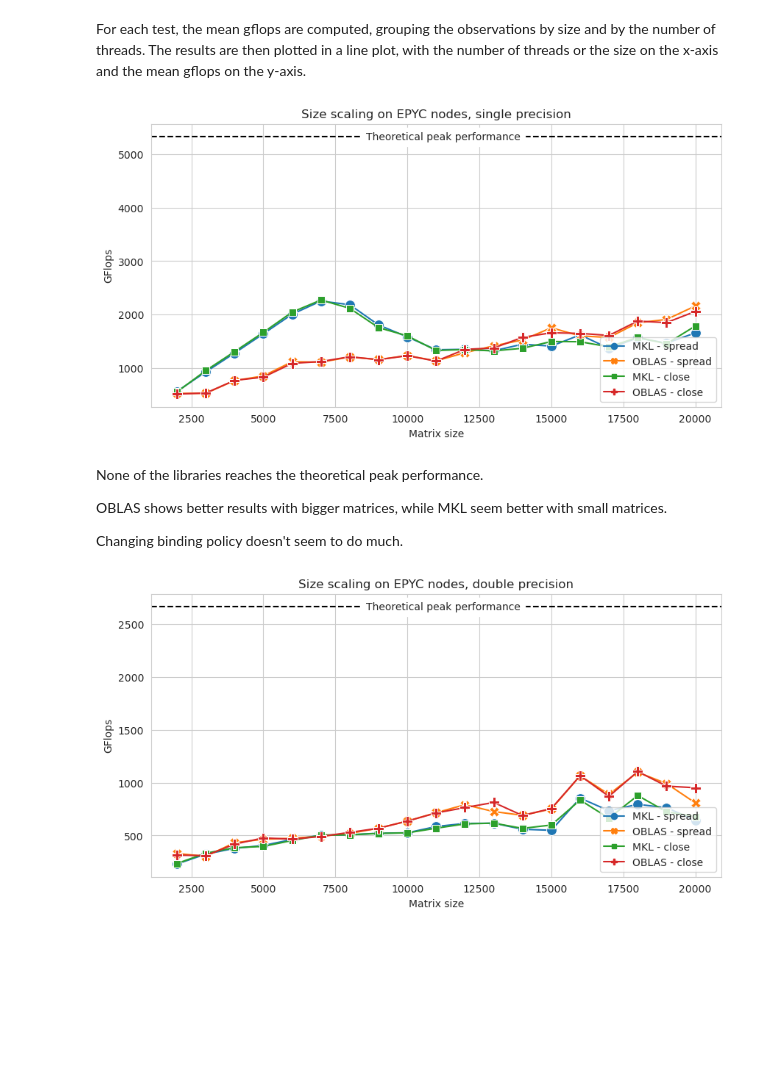
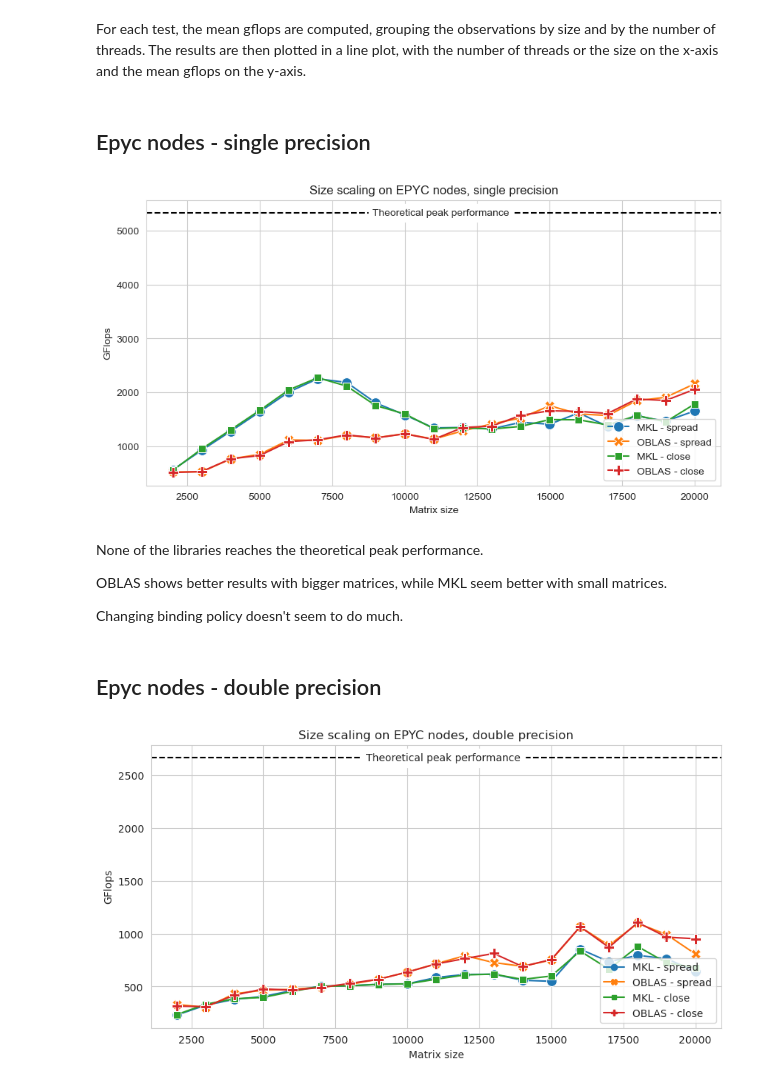
Before and after one commit to davidecapone/FHPC-Assignment, a Jupyter notebook: assignment_2/Plots.ipynb, the cells around one changed output. Drawn from its saved outputs; the diff is of its cells as text; code cells hidden in the pictures; blank space fills up the shorter version.

Commit message:
plots notebook changed

```diff
--- a/assignment_2/Plots.ipynb
+++ b/assignment_2/Plots.ipynb
@@ -4,39 +4,82 @@ import seaborn as sns
 import pandas as pd
 # %% [markdown]
 For each test, the mean gflops are computed, grouping the observations by size and by the number of threads. The results are then plotted in a line plot, with the number of threads or the size on the x-axis and the mean gflops on the y-axis.
+# %% [markdown]
+## Epyc nodes - single precision
+# %%
+def get_summary(path = 'results/size_scaling/', lib = 'mkl', node = "EPYC", precision = "float", policy = "spread"):
+    data_path = f"{path}size_scaling_{node}_{lib}_{precision}_{policy}.csv"
+    data = pd.read_csv(data_path)
+    summary = data.groupby(['size']).mean('gflops').reset_index()
+    return summary
 # %%
-# EPYC nodes - single precision
-size_scaling_EPYC_mkl_float_spread = pd.read_csv('results/size_scaling/size_scaling_EPYC_mkl_float_spread.csv', sep=',').groupby('size').mean('gflops').reset_index()
+node = 'EPYC'
+precision = 'float'
+
+# spread
+size_scaling_EPYC_mkl_float_spread = get_summary(
+    path='results/size_scaling/',
+    lib = 'mkl',
+    node=node,
+    precision=precision,
+    policy='spread'
+)
+
+size_scaling_EPYC_oblas_float_spread = get_summary(
+    path='results/size_scaling/',
+    lib = 'oblas',
+    node=node,
+    precision=precision,
+    policy='spread'
+)
+
+# close
+size_scaling_EPYC_mkl_float_close = get_summary(
+    path='results/size_scaling/',
+    lib = 'mkl',
+    node=node,
+    precision=precision,
+    policy='close'
+)
+
+size_scaling_EPYC_oblas_float_close = get_summary(
+    path='results/size_scaling/',
+    lib = 'oblas',
+    node=node,
+    precision=precision,
+    policy='close'
+)
+
+# for the legend:
 size_scaling_EPYC_mkl_float_spread['test'] = 'MKL - spread'
-size_scaling_EPYC_oblas_float_spread = pd.read_csv('results/size_scaling/size_scaling_EPYC_oblas_float_spread.csv', sep=',').groupby('size').mean('gflops').reset_index()
 size_scaling_EPYC_oblas_float_spread['test'] = 'OBLAS - spread'
-size_scaling_EPYC_mkl_float_close = pd.read_csv('results/size_scaling/size_scaling_EPYC_mkl_float_close.csv', sep=',').groupby('size').mean('gflops').reset_index()
 size_scaling_EPYC_mkl_float_close['test'] = 'MKL - close'
-size_scaling_EPYC_oblas_float_close = pd.read_csv('results/size_scaling/size_scaling_EPYC_oblas_float_close.csv', sep=',').groupby('size').mean('gflops').reset_index()
 size_scaling_EPYC_oblas_float_close['test'] = 'OBLAS - close'
 
 size_scaling_EPYC_float = pd.concat([
     size_scaling_EPYC_mkl_float_spread,
     size_scaling_EPYC_oblas_float_spread,
     size_scaling_EPYC_mkl_float_close,
     size_scaling_EPYC_oblas_float_close
     ])
 
 plt.figure(figsize=(10, 5))
 sns.set_style('whitegrid')
 sns.lineplot(x='size', y='gflops', hue='test', data=size_scaling_EPYC_float, markers=True, markersize=10, style='test', dashes=False).axhline(y=5324.8, color='black', linestyle='--')
 plt.text(x=11250, y=5324.8, s='Theoretical peak performance', va='center', ha='center', backgroundcolor='w')
 plt.title('Size scaling on EPYC nodes, single precision')
 plt.ylabel('GFlops')
 plt.xlabel('Matrix size')
 plt.legend(loc='lower right', title='')
 plt.show()
 # %% [output]
-[figure, old version]
+[figure, new version]
 # %% [markdown]
 None of the libraries reaches the theoretical peak performance.
 
 OBLAS shows better results with bigger matrices, while MKL seem better with small matrices.
 
 Changing binding policy doesn't seem to do much.
+# %% [markdown]
+## Epyc nodes - double precision
 # %%
```
Also changed, not shown: parts of 1 cell of this notebook.
